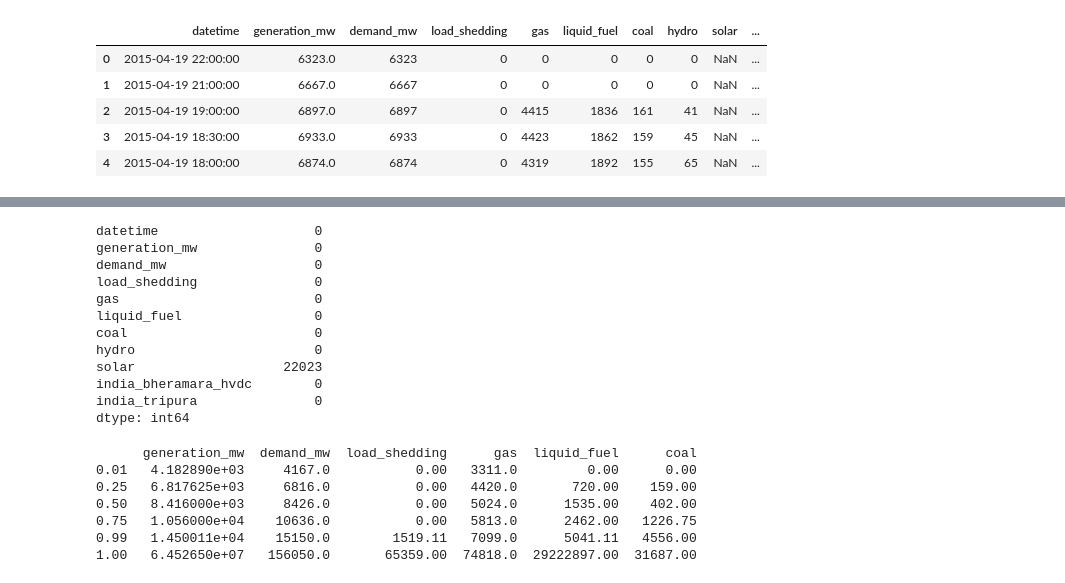
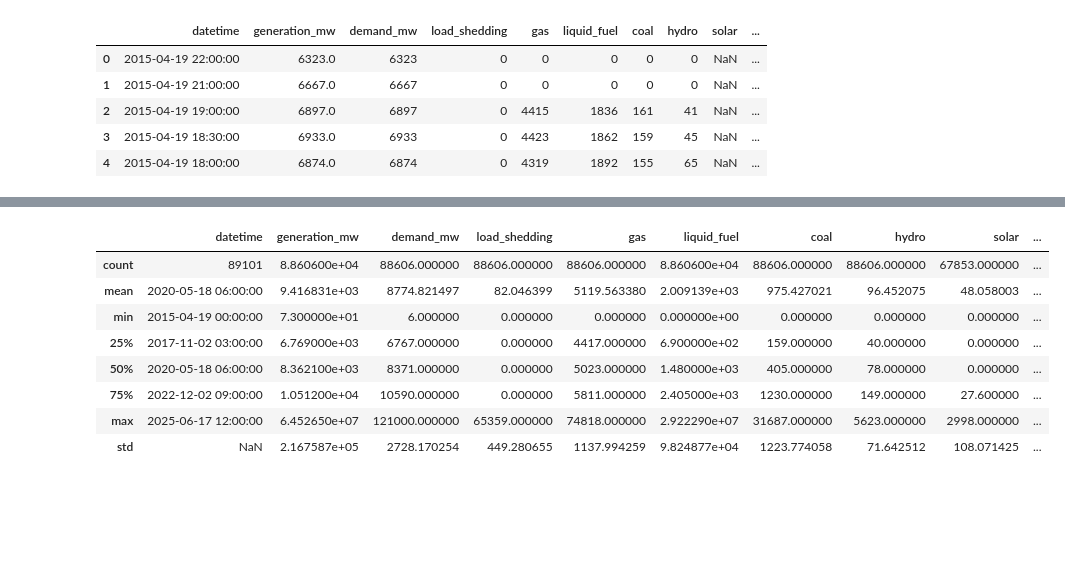
Before and after one commit to Mortti11/Advanced-Data-Analytics-, a Jupyter notebook: Third_assignment.ipynb/PGCB_Regession.ipynb, the cells around one changed output, grey strips where cells are left out. Cells and saved outputs as stored; diff of their text form; code cells hidden in the pictures; blank space fills up the shorter version.

Commit message:
gap hours are fixed

```diff
--- a/Third_assignment.ipynb/PGCB_Regession.ipynb
+++ b/Third_assignment.ipynb/PGCB_Regession.ipynb
@@ -59,0 +188,9 @@ dtype: int64
+# %%
+# To fill the missing hours, I am gonna use interpolate method.
+# All my ds columns are numeric, which is good.
+# I am gonna set the limit to 24, because I have a huge gap of 517 hours.
+# I will have still missing hours.
+df = df.set_index('datetime')
+df = df.interpolate(method='time', limit=24)
+df = df.reset_index()
+df.isnull().sum().sort_values(ascending=False)
@@ -59,0 +210,6 @@ dtype: int64
+# %%
+# I will fix the remaining missing hours by median.
+df = df.set_index('datetime')
+fill = df.drop(columns='solar').groupby([df.index.hour, df.index.month]).transform('median')
+df = df.fillna(fill).reset_index()
+df.isnull().sum().sort_values(ascending=False)
@@ -59,0 +256,7 @@ dtype: int64
+# %%
+# 2015 and 2016 have completely missing solar data
+# 2017 has around 71% missing solar data
+# after 2017, the missing is a lot less.
+# I can drop ds before 2018, because of the huge missing values.
+df = df[df['datetime'].dt.year >= 2018].reset_index(drop=True)
+df.isnull().sum().sort_values(ascending=False)
@@ -92,6 +279,0 @@ df.head()
-# %%
-# Dropping columns with 75% missing columns
-columns_to_drop =  [column for column in df.columns if df[column].isnull().mean() > 0.75]
-print(f"Dropping: {columns_to_drop}")
-df = df.drop(columns=columns_to_drop)
-df.shape
@@ -101,28 +289,13 @@ Dropping: ['wind', 'india_adani', 'nepal', 'remarks']
 # %%
-# Again let's check the misssing value
-df.isnull().sum()
+# Now let's check the data distribution of all the columns.
+df.describe()
 # %% [output]
-datetime                    0
-generation_mw               0
-demand_mw                   0
-load_shedding               0
-gas                         0
-liquid_fuel                 0
-coal                        0
-hydro                       0
-solar                   22023
-india_bheramara_hvdc        0
-india_tripura               0
-dtype: int64
+|  | datetime | generation_mw | demand_mw | load_shedding | gas | liquid_fuel | coal | hydro | solar | ... |
+| count | 89101 | 8.860600e+04 | 88606.000000 | 88606.000000 | 88606.000000 | 8.860600e+04 | 88606.000000 | 88606.000000 | 67853.000000 | ... |
+| mean | 2020-05-18 06:00:00 | 9.416831e+03 | 8774.821497 | 82.046399 | 5119.563380 | 2.009139e+03 | 975.427021 | 96.452075 | 48.058003 | ... |
+| min | 2015-04-19 00:00:00 | 7.300000e+01 | 6.000000 | 0.000000 | 0.000000 | 0.000000e+00 | 0.000000 | 0.000000 | 0.000000 | ... |
+| 25% | 2017-11-02 03:00:00 | 6.769000e+03 | 6767.000000 | 0.000000 | 4417.000000 | 6.900000e+02 | 159.000000 | 40.000000 | 0.000000 | ... |
+| 50% | 2020-05-18 06:00:00 | 8.362100e+03 | 8371.000000 | 0.000000 | 5023.000000 | 1.480000e+03 | 405.000000 | 78.000000 | 0.000000 | ... |
+| 75% | 2022-12-02 09:00:00 | 1.051200e+04 | 10590.000000 | 0.000000 | 5811.000000 | 2.405000e+03 | 1230.000000 | 149.000000 | 27.600000 | ... |
+| max | 2025-06-17 12:00:00 | 6.452650e+07 | 121000.000000 | 65359.000000 | 74818.000000 | 2.922290e+07 | 31687.000000 | 5623.000000 | 2998.000000 | ... |
+| std | NaN | 2.167587e+05 | 2728.170254 | 449.280655 | 1137.994259 | 9.824877e+04 | 1223.774058 | 71.642512 | 108.071425 | ... |
-# %%
-check_columns = ['generation_mw', 'demand_mw', 'load_shedding', 'gas', 'liquid_fuel', 'coal']
-quantiles = df[check_columns].quantile([0.01, 0.25, 0.50, 0.75, 0.99, 1.0])
-print(quantiles.to_string())
-# %% [output]
-      generation_mw  demand_mw  load_shedding      gas  liquid_fuel      coal
-0.01   4.182890e+03     4167.0           0.00   3311.0         0.00      0.00
-0.25   6.817625e+03     6816.0           0.00   4420.0       720.00    159.00
-0.50   8.416000e+03     8426.0           0.00   5024.0      1535.00    402.00
-0.75   1.056000e+04    10636.0           0.00   5813.0      2462.00   1226.75
-0.99   1.450011e+04    15150.0        1519.11   7099.0      5041.11   4556.00
-1.00   6.452650e+07   156050.0       65359.00  74818.0  29222897.00  31687.00
```
Also changed, not shown: parts of 30 cells of this notebook, 1 other file.
